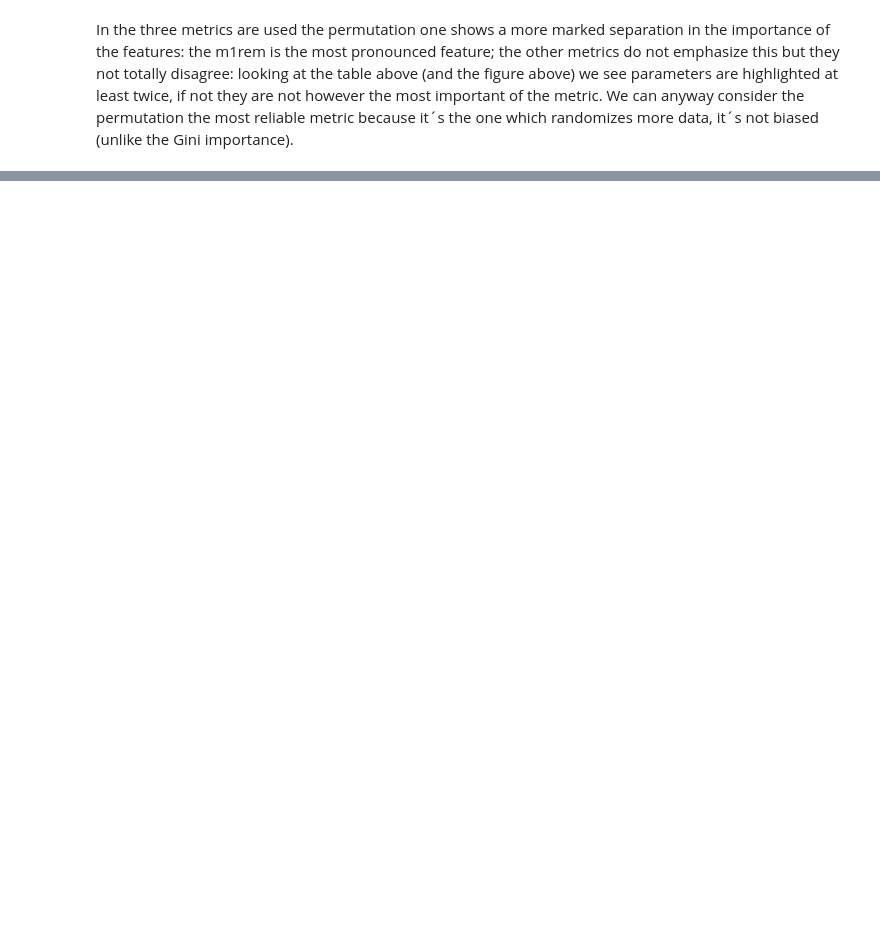
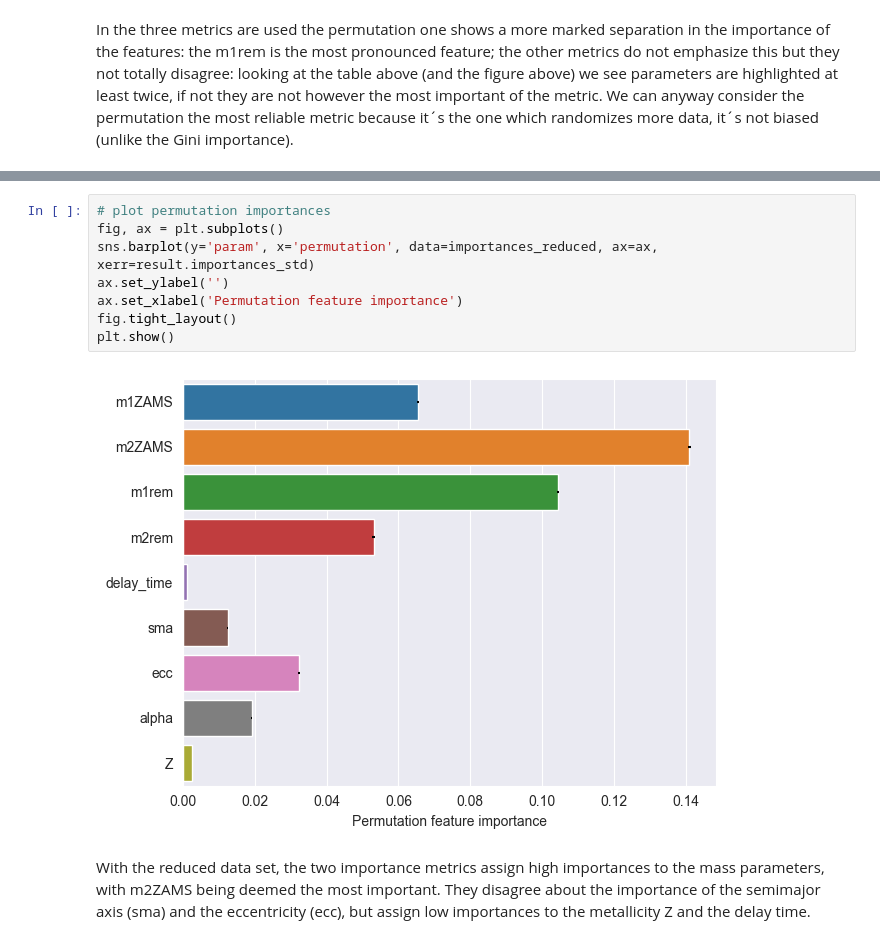
Before and after one commit to Giacomo-Menegatti/AstroLab, a Jupyter notebook: AstroLab_noisy.ipynb, the cells around one changed output, grey strips where cells are left out. Saved outputs shown, nothing was run; the diff lists cells and outputs as text; blank space fills up the shorter version.

```diff
--- a/AstroLab_noisy.ipynb
+++ b/AstroLab_noisy.ipynb
@@ -367,0 +528,12 @@ We can anyway consider the permutation the most reliable metric because it´s th
+# %%
+# plot permutation importances
+fig, ax = plt.subplots()
+sns.barplot(y='param', x='permutation', data=importances_reduced, ax=ax, xerr=result.importances_std)
+ax.set_ylabel('')
+ax.set_xlabel('Permutation feature importance')
+fig.tight_layout()
+plt.show()
+# %% [output]
+[figure, added]
+# %% [markdown]
+With the reduced data set, the two importance metrics assign high importances to the mass parameters, with m2ZAMS being deemed the most important. They disagree about the importance of the semimajor axis (sma) and the eccentricity (ecc), but assign low importances to the metallicity Z and the delay time.
```
Also changed, not shown: parts of 26 cells of this notebook.
